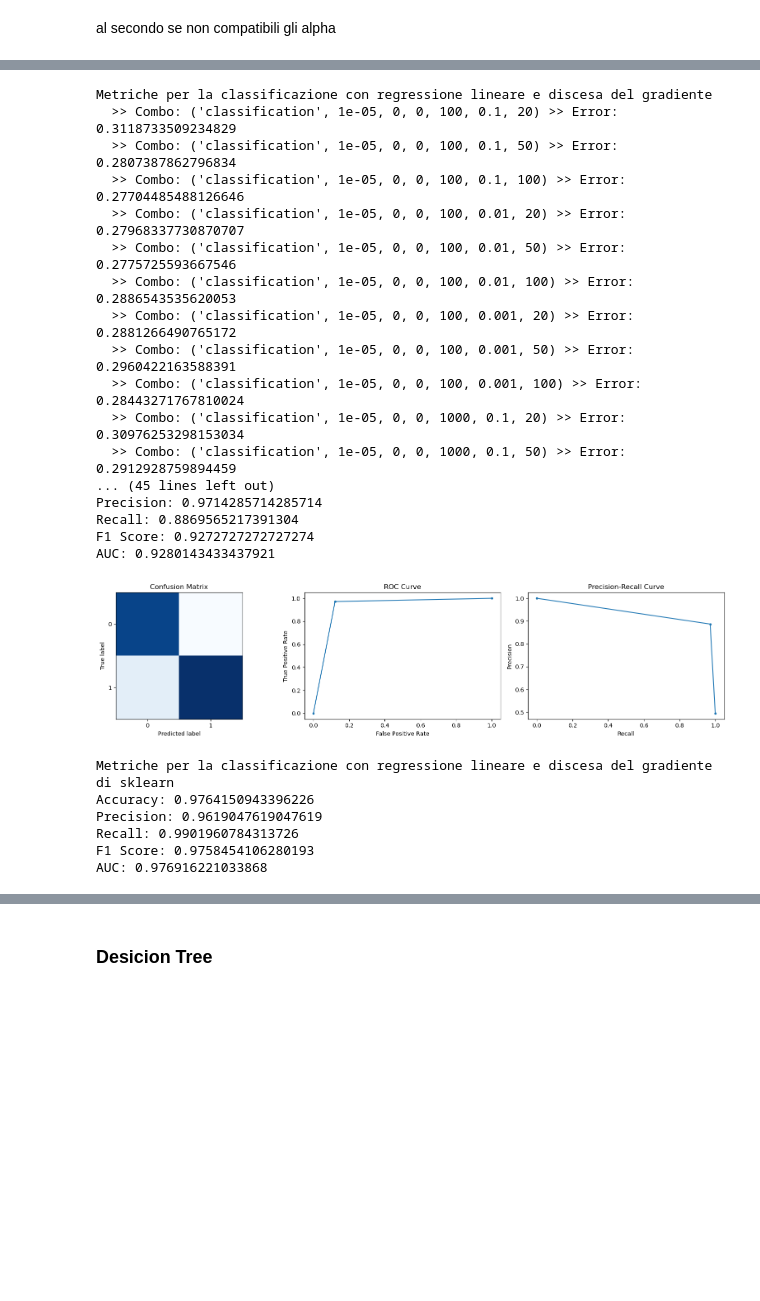
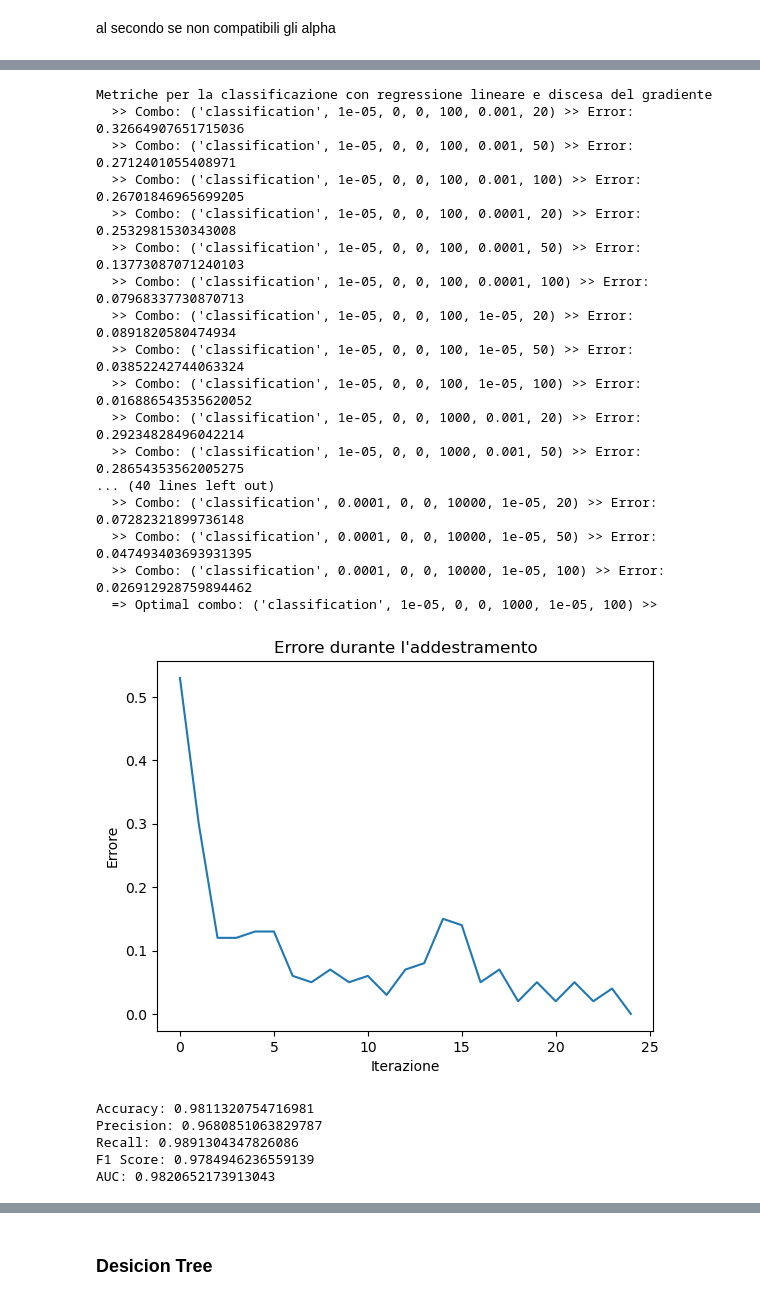
Before and after one commit to alepot55/Predicting-Obesity, a Jupyter notebook: hw1.ipynb, the cells around one changed output, grey strips where cells are left out. Cells and saved outputs as stored; diff of their text form; code cells hidden in the pictures; blank space fills up the shorter version.

Commit message:
mostra erroe durante l'iteraziione

```diff
--- a/hw1.ipynb
+++ b/hw1.ipynb
@@ -398,11 +398,19 @@ def model_selection(model_class, model_params, mode, k=5, loss=mean_squared_erro
 
     # Addestra il modello con i parametri ottimali e calcola l'errore sul test set
     model = model_class(*combo_optim)
-    model.fit(x_train, y_train)
+    errori = model.fit(x_train, y_train, verbose)
     y_pred = model.predict(x_test)
 
     # Dizionario dei parametri ottimali
     params = {param: combo_optim[i] for i, param in enumerate(model_params)}
+
+    # Plotta gli errori durante l'addestramento
+    if verbose and errori is not None and errori != []:
+        plt.plot(errori)
+        plt.xlabel("Iterazione")
+        plt.ylabel("Errore")
+        plt.title("Errore durante l'addestramento")
+        plt.show()
 
     # Restituisce i parametri ottimali e le metriche
     return params, metrics(y_pred, y_test, mode)
@@ -506,7 +519,7 @@ class MyLinearRegressor:
         indices = np.random.choice(np.arange(X.shape[0]), size=self.batch, replace=False)
         return X[indices], Y[indices]
 
-    def gradient(self, x, y): # Calcola il gradiente
+    def gradient(self, x, y, verbose): # Calcola il gradiente
 
         # Se è stata specificata una dimensione del batch, prende un batch casuale
         if self.stocastic:
@@ -519,10 +532,14 @@ class MyLinearRegressor:
         if self.mode == "classification":
             y_pred = self.threshold(y_pred)
 
+        # Aggiungi errori alla lista per la visualizzazione
+        if verbose:
+            self.errori.append(mean_squared_error(y_pred, y))
+
         # Calcola il gradiente della funzione di perdita
         return np.dot((y - y_pred), x)
 
-    def fit_gradient_descent(self, X, Y): # Addestra il modello con la discesa del gradiente
+    def fit_gradient_descent(self, X, Y, verbose): # Addestra il modello con la discesa del gradiente
 
         # Inizializza i pesi con valori casuali
         self.w = np.zeros(X.shape[1])
@@ -532,7 +549,7 @@ class MyLinearRegressor:
             prev_w = self.w.copy()
 
             # Calcola il gradiente
-            gradient = self.gradient(X, Y)
+            gradient = self.gradient(X, Y, verbose)
 
             # Aggiorna i pesi
             self.w += self.alpha * (gradient + self.lambda1 * np.sign(self.w) + self.lambda2 * self.w)
@@ -542,18 +559,21 @@ class MyLinearRegressor:
             if max_diff < self.cutoff:
                 break
 
+        return self.errori
+
     def fit_analytical(self, X, Y): # Addestra il modello con la soluzione analitica
         # La funzione np.linalg.solve calcola la soluzione di un sistema lineare in modo più efficiente rispetto all'inversione della matrice
         self.w = np.linalg.solve(np.dot(X.T, X), np.dot(X.T, Y)).reshape(-1)
 
-    def fit(self, X, Y): # Addestra il modello
+    def fit(self, X, Y, verbose = False): # Addestra il modello
+        self.errori = []
 
         # Aggiunge una colonna di 1 per il termine noto
         X = self.concat_ones(X)
 
         # Addestra il modello con la discesa del gradiente o con la soluzione analitica
         if self.gradient_descent:
-            return self.fit_gradient_descent(X, Y)
+            return self.fit_gradient_descent(X, Y, verbose)
         return self.fit_analytical(X, Y)
 
     def predict(self, X): # Predice i valori
@@ -852,54 +924,53 @@ AUC: 0.976916221033868
 # Valutazione del modello con discesa del gradiente stocastico per la classificazione
 
 # Il mio modello
 
 model_params = {
     "mode": ["classification"],
     "alpha": [10**i for i in range(-5, -3)],
     "lambda1": [0],
     "lambda2": [0],
     "num_iterations": [100, 1000, 10000],
-    "cutoff": [0.1, 0.01, 0.001],
+    "cutoff": [0.001, 0.0001, 0.00001],
     "batch": [20, 50, 100],
     }
 
 print("Metriche per la classificazione con regressione lineare e discesa del gradiente")
 optim_params["Linear Regression GD"], classification_results["Linear Regression GD"] = model_selection(MyLinearRegressor, model_params, standardization=True, mode="classification", verbose=True)
 
 # Il modello di sklearn
 
 from sklearn.linear_model import SGDRegressor
 
 max_iter = optim_params["Linear Regression GD"]["num_iterations"]
 alpha = optim_params["Linear Regression GD"]["alpha"]
 tol = optim_params["Linear Regression GD"]["cutoff"]
 
 model = SGDRegressor(max_iter=max_iter, tol=tol)
 
 print("\nMetriche per la classificazione con regressione lineare e discesa del gradiente di sklearn")
 sklearn_results(model, "classification", standardization=True, round=True)
 # %% [output]
 Metriche per la classificazione con regressione lineare e discesa del gradiente
-  >> Combo: ('classification', 1e-05, 0, 0, 100, 0.1, 20) >> Error: 0.3118733509234829
-  >> Combo: ('classification', 1e-05, 0, 0, 100, 0.1, 50) >> Error: 0.2807387862796834
-  >> Combo: ('classification', 1e-05, 0, 0, 100, 0.1, 100) >> Error: 0.27704485488126646
-  >> Combo: ('classification', 1e-05, 0, 0, 100, 0.01, 20) >> Error: 0.27968337730870707
-  >> Combo: ('classification', 1e-05, 0, 0, 100, 0.01, 50) >> Error: 0.2775725593667546
-  >> Combo: ('classification', 1e-05, 0, 0, 100, 0.01, 100) >> Error: 0.2886543535620053
-  >> Combo: ('classification', 1e-05, 0, 0, 100, 0.001, 20) >> Error: 0.2881266490765172
-  >> Combo: ('classification', 1e-05, 0, 0, 100, 0.001, 50) >> Error: 0.2960422163588391
-  >> Combo: ('classification', 1e-05, 0, 0, 100, 0.001, 100) >> Error: 0.28443271767810024
-  >> Combo: ('classification', 1e-05, 0, 0, 1000, 0.1, 20) >> Error: 0.30976253298153034
-  >> Combo: ('classification', 1e-05, 0, 0, 1000, 0.1, 50) >> Error: 0.2912928759894459
-... (45 lines left out)
-Precision: 0.9714285714285714
-Recall: 0.8869565217391304
-F1 Score: 0.9272727272727274
-AUC: 0.9280143433437921
+  >> Combo: ('classification', 1e-05, 0, 0, 100, 0.001, 20) >> Error: 0.32664907651715036
+  >> Combo: ('classification', 1e-05, 0, 0, 100, 0.001, 50) >> Error: 0.2712401055408971
+  >> Combo: ('classification', 1e-05, 0, 0, 100, 0.001, 100) >> Error: 0.26701846965699205
+  >> Combo: ('classification', 1e-05, 0, 0, 100, 0.0001, 20) >> Error: 0.2532981530343008
+  >> Combo: ('classification', 1e-05, 0, 0, 100, 0.0001, 50) >> Error: 0.13773087071240103
+  >> Combo: ('classification', 1e-05, 0, 0, 100, 0.0001, 100) >> Error: 0.07968337730870713
+  >> Combo: ('classification', 1e-05, 0, 0, 100, 1e-05, 20) >> Error: 0.0891820580474934
+  >> Combo: ('classification', 1e-05, 0, 0, 100, 1e-05, 50) >> Error: 0.03852242744063324
+  >> Combo: ('classification', 1e-05, 0, 0, 100, 1e-05, 100) >> Error: 0.016886543535620052
+  >> Combo: ('classification', 1e-05, 0, 0, 1000, 0.001, 20) >> Error: 0.29234828496042214
+  >> Combo: ('classification', 1e-05, 0, 0, 1000, 0.001, 50) >> Error: 0.28654353562005275
+... (40 lines left out)
+  >> Combo: ('classification', 0.0001, 0, 0, 10000, 1e-05, 20) >> Error: 0.07282321899736148
+  >> Combo: ('classification', 0.0001, 0, 0, 10000, 1e-05, 50) >> Error: 0.047493403693931395
+  >> Combo: ('classification', 0.0001, 0, 0, 10000, 1e-05, 100) >> Error: 0.026912928759894462
+  => Optimal combo: ('classification', 1e-05, 0, 0, 1000, 1e-05, 100) >>
-[figure, old version]
+[figure, new version]
-Metriche per la classificazione con regressione lineare e discesa del gradiente di sklearn
-Accuracy: 0.9764150943396226
-Precision: 0.9619047619047619
-Recall: 0.9901960784313726
-F1 Score: 0.9758454106280193
-AUC: 0.976916221033868
+Accuracy: 0.9811320754716981
+Precision: 0.9680851063829787
+Recall: 0.9891304347826086
+F1 Score: 0.9784946236559139
+AUC: 0.9820652173913043
```
Also changed, not shown: parts of 33 cells of this notebook.
